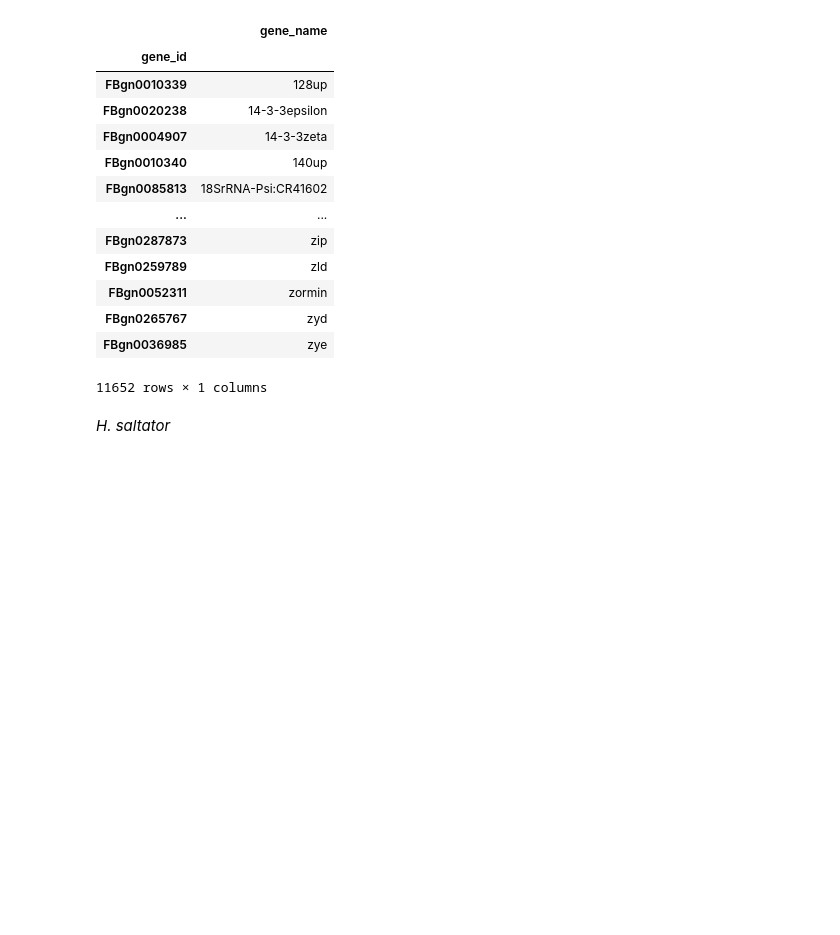
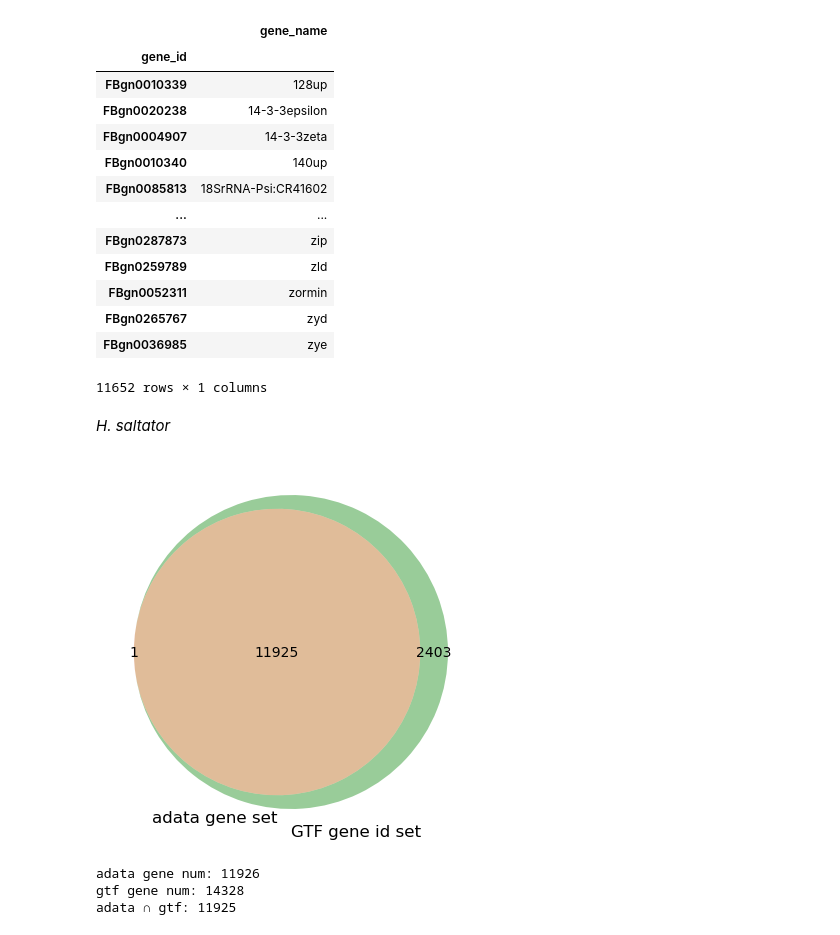
Before and after one commit to zliu90693/anno_cells, a Jupyter notebook: .subprojects/MetaNeighbor/01_get_data.ipynb, the cells around one changed output. Saved outputs shown, nothing was run; the diff lists cells and outputs as text; code cells hidden in the pictures; blank space fills up the shorter version.

```diff
--- a/.subprojects/MetaNeighbor/01_get_data.ipynb
+++ b/.subprojects/MetaNeighbor/01_get_data.ipynb
@@ -507,0 +519,13 @@ Dmel.write_h5ad("./matrix/Dmel_FBgn.h5ad")
+# %%
+v = venn2([Hsal_set, Hsal_gid_set], set_labels=("adata gene set", "GTF gene id set"))
+plt.show()
+
+print(f"adata gene num: {len(Hsal_set)}")
+print(f"gtf gene num: {len(Hsal_gid_set)}")
+
+print(f"adata ∩ gtf: {len(Hsal_set & Hsal_gid_set)}")
+# %% [output]
+[figure, added]
+adata gene num: 11926
+gtf gene num: 14328
+adata ∩ gtf: 11925
```
Also changed, not shown: parts of 21 cells of this notebook, 6 other files.
